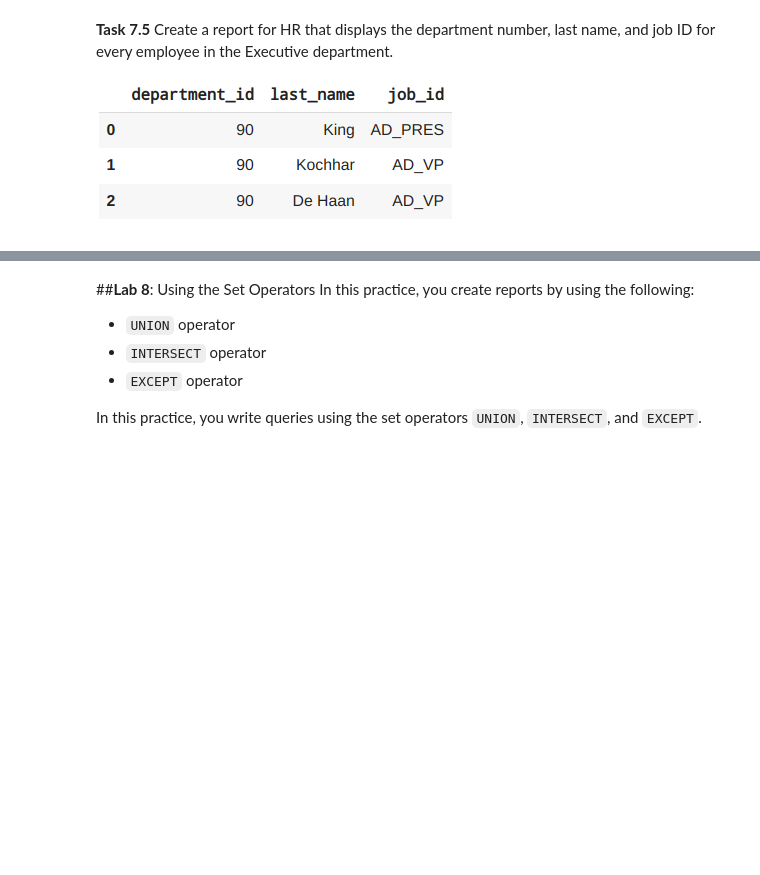
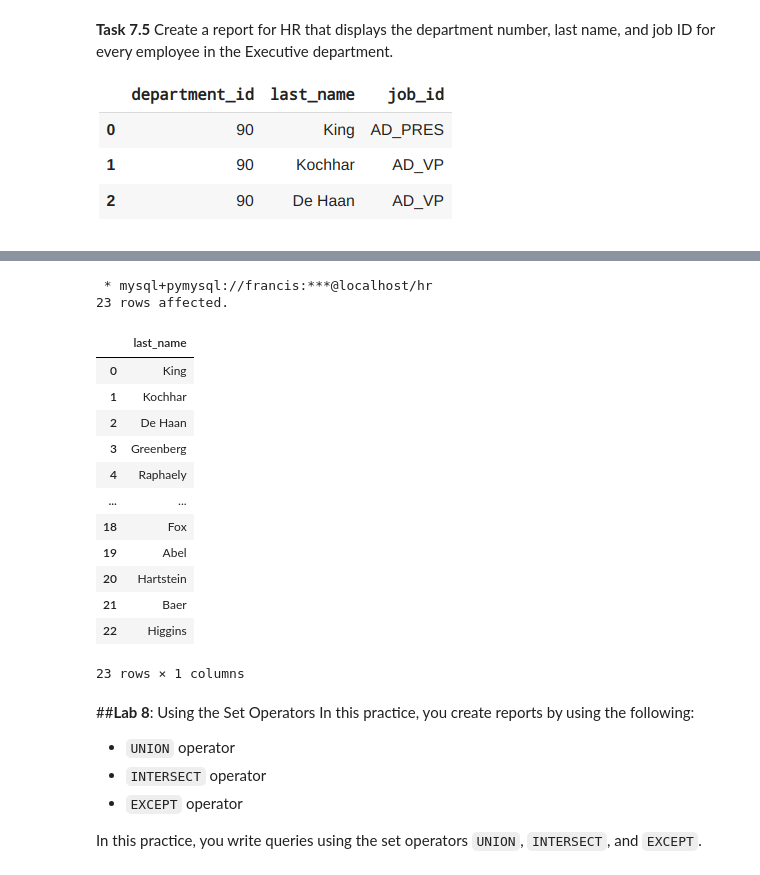
Before and after one commit to Ckodrad/CM3010-Database-Labs, a Jupyter notebook: Labs/MySQL Hand-On Lab.ipynb, the cells around one changed output, grey strips where cells are left out. Saved outputs shown, nothing was run; the diff lists cells and outputs as text; code cells hidden in the pictures; blank space fills up the shorter version.

```diff
--- a/Labs/MySQL Hand-On Lab.ipynb
+++ b/Labs/MySQL Hand-On Lab.ipynb
@@ -928,6 +965,29 @@ WHERE department_id IN (
 # %%
 %%sql
 # Insert Your Code Here
+SELECT last_name
+FROM employees
+WHERE salary > (
+    SELECT max(salary)
+    FROM employees
+    WHERE department_id = 60
+);
+# %% [output]
+ * mysql+pymysql://francis:***@localhost/hr
+23 rows affected.
+|  | last_name |
+| 0 | King |
+| 1 | Kochhar |
+| 2 | De Haan |
+| 3 | Greenberg |
+| 4 | Raphaely |
+| ... | ... |
+| 18 | Fox |
+| 19 | Abel |
+| 20 | Hartstein |
+| 21 | Baer |
+| 22 | Higgins |
+23 rows × 1 columns
 # %% [markdown]
 ##**Lab 8**: Using the Set Operators
 In this practice, you create reports by using the following:
```
Also changed, not shown: parts of 4 cells of this notebook.
